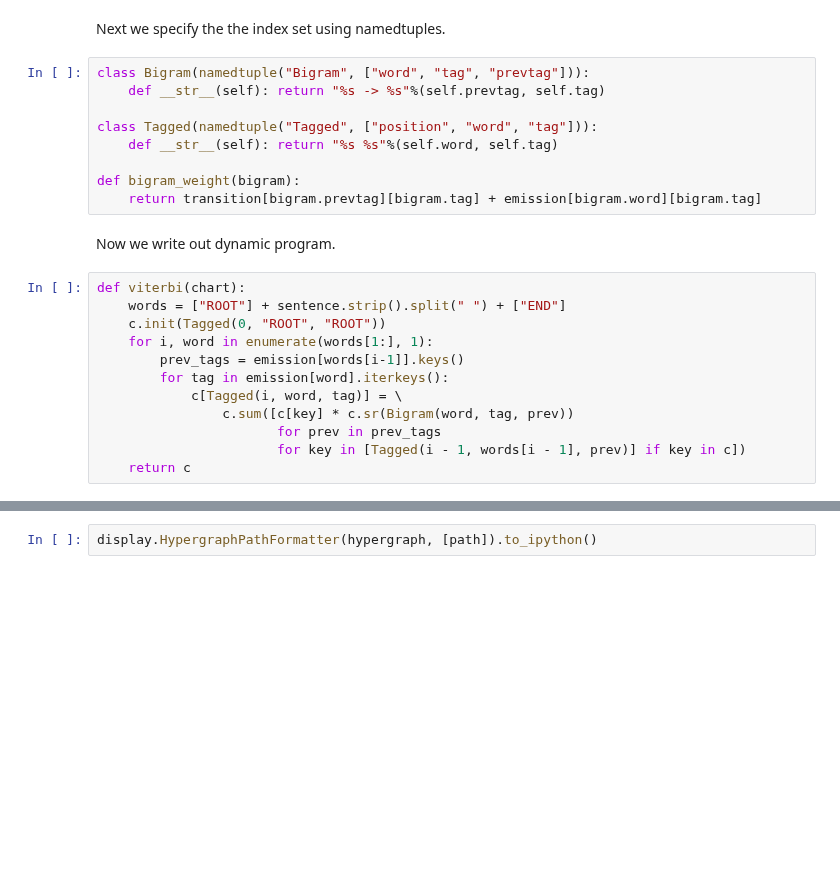
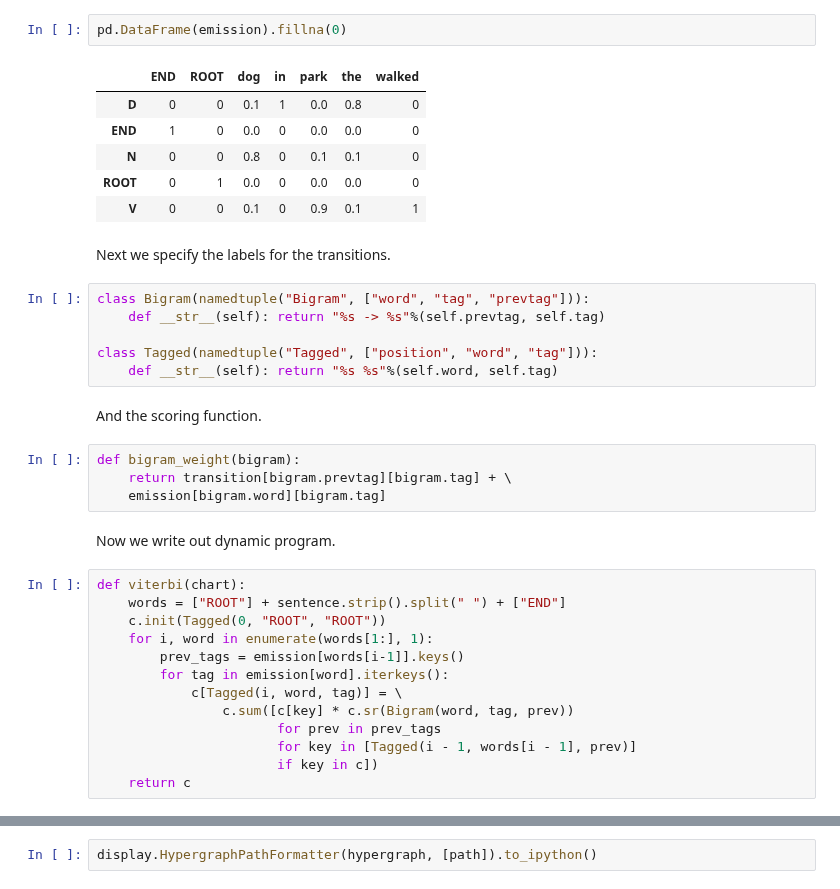
Before and after one commit to srush/PyDecode, a Jupyter notebook: notebooks/hmm.ipynb, the cells around one changed output, grey strips where cells are left out. Drawn from its saved outputs; the diff is of its cells as text; blank space fills up the shorter version.

```diff
--- a/notebooks/hmm.ipynb
+++ b/notebooks/hmm.ipynb
@@ -36,14 +37,26 @@ sentence = 'the dog walked in the park'
+# %%
+pd.DataFrame(emission).fillna(0)
+# %% [output]
+|  | END | ROOT | dog | in | park | the | walked |
+| D | 0 | 0 | 0.1 | 1 | 0.0 | 0.8 | 0 |
+| END | 1 | 0 | 0.0 | 0 | 0.0 | 0.0 | 0 |
+| N | 0 | 0 | 0.8 | 0 | 0.1 | 0.1 | 0 |
+| ROOT | 0 | 1 | 0.0 | 0 | 0.0 | 0.0 | 0 |
+| V | 0 | 0 | 0.1 | 0 | 0.9 | 0.1 | 1 |
 # %% [markdown]
-Next we specify the the index set using namedtuples.
+Next we specify the labels for the transitions.
 # %%
 class Bigram(namedtuple("Bigram", ["word", "tag", "prevtag"])):
     def __str__(self): return "%s -> %s"%(self.prevtag, self.tag)
 
 class Tagged(namedtuple("Tagged", ["position", "word", "tag"])):
     def __str__(self): return "%s %s"%(self.word, self.tag)
-
-def bigram_weight(bigram):
-    return transition[bigram.prevtag][bigram.tag] + emission[bigram.word][bigram.tag]
+# %% [markdown]
+And the scoring function.
+# %%
+def bigram_weight(bigram):
+    return transition[bigram.prevtag][bigram.tag] + \
+    emission[bigram.word][bigram.tag]
 # %% [markdown]
 Now we write out dynamic program.
 # %%
@@ -56,6 +69,7 @@ def viterbi(chart):
             c[Tagged(i, word, tag)] = \
                 c.sum([c[key] * c.sr(Bigram(word, tag, prev))
                        for prev in prev_tags
-                       for key in [Tagged(i - 1, words[i - 1], prev)] if key in c])
+                       for key in [Tagged(i - 1, words[i - 1], prev)]
+                       if key in c])
     return c
 # %% [markdown]
```
Also changed, not shown: parts of 16 cells of this notebook, 4 other files.
